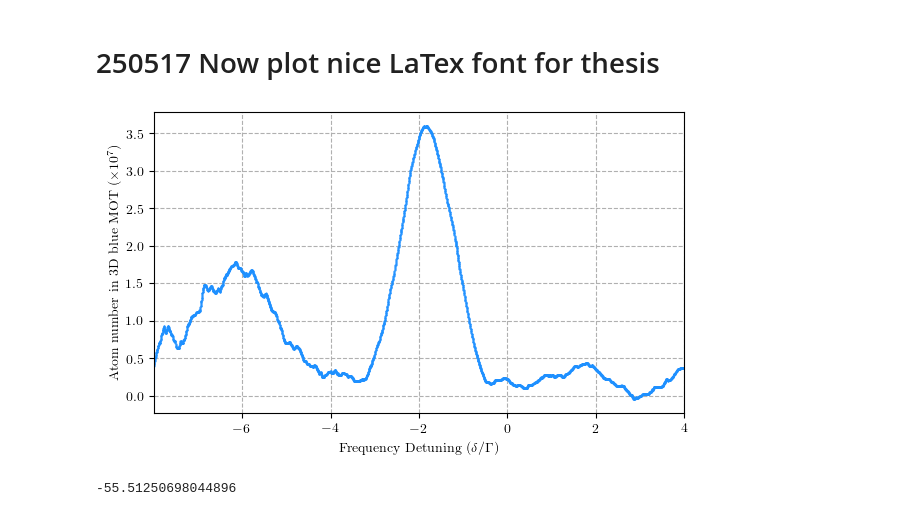
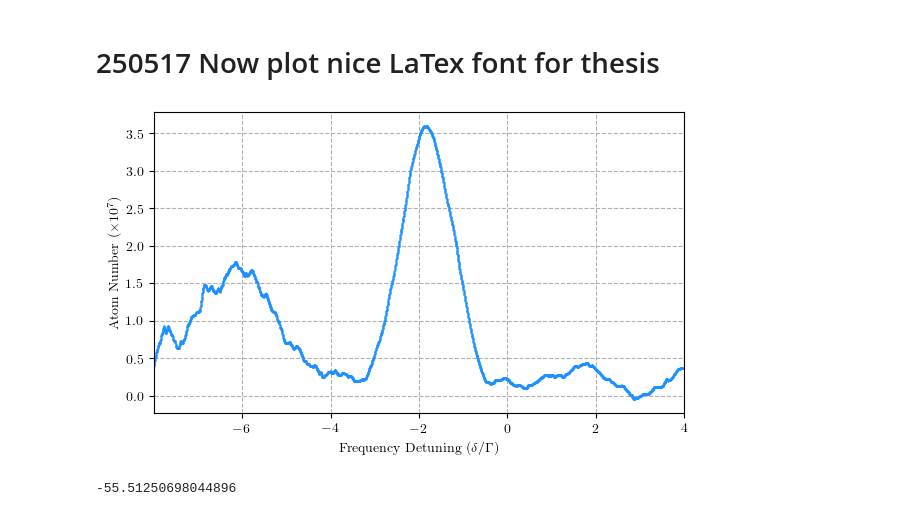
Before and after one commit to hsuchungchuan/Projects, a Jupyter notebook: 3D MOT Plots/Frequency_Detuning_Mariame/Frequency Scan Blue MOT (frequencyupdown) 02.02.2024.ipynb, the cells around one changed output. Drawn from its saved outputs; the diff is of its cells as text; code cells hidden in the pictures.

```diff
--- a/3D MOT Plots/Frequency_Detuning_Mariame/Frequency Scan Blue MOT (frequencyupdown) 02.02.2024.ipynb
+++ b/3D MOT Plots/Frequency_Detuning_Mariame/Frequency Scan Blue MOT (frequencyupdown) 02.02.2024.ipynb
@@ -620,28 +617,28 @@ plt.rcParams['axes.grid'] = True
 # %%
 f_interpolated_ECDL = np.interp(t2, t1, freq)
 freq_3DMOT = f_interpolated_ECDL - 0.275 #-275MHz 3D MOT beams with respect to ECDL, where IJD3 is -400MHz wrt ECDL but has a +125MHz AOM
 resonance = 650503.8660
 detuning_3DMOT = (freq_3DMOT - resonance) * 1000 # MHz
 
 detuning_3DMOT_sliced = detuning_3DMOT[477502:955005]
 w2_sliced = w2[477502:955005]
 # obtain number of atoms using function above by passing in the detuning and voltage for each point here
 number_of_atoms_list = [number_of_atoms(detuning, voltage) for detuning, voltage in zip(detuning_3DMOT_sliced*1e6, w2_sliced*1e-3)] # detuning in Hz, voltage in V
 
 detuning_3DMOT_sliced_gamma = detuning_3DMOT_sliced / 30.5 # convert to gamma units
 
 plt.plot(detuning_3DMOT_sliced_gamma[::100], np.array(number_of_atoms_list[::100])/1e7,'.',color='dodgerblue')
 # plt.plot(detuning_3DMOT_sliced_gamma[np.argmax(number_of_atoms_list)],number_of_atoms_list[np.argmax(number_of_atoms_list)], 'x', markersize=10, color='crimson')
 
 plt.xticks(np.arange(-6, 10, 2))
 # plt.yticks(np.arange(0, 35, 5))
 plt.xlim(-8, 4)
-plt.ylabel(r'Atom number in 3D blue MOT ($\times$10$^7$)')
+plt.ylabel(r'Atom Number ($\times$10$^7$)')
 plt.xlabel(r'Frequency Detuning ($\delta/\Gamma$)')
 
 plt.savefig("Frequency_Scan_Blue_MOT.pdf",dpi=300)
 # %% [output]
-[figure, old version]
+[figure, new version]
 # %%
 detuning_3DMOT_sliced[np.argmax(number_of_atoms_list)]
 # %% [output]
```
Also changed, not shown: parts of 16 cells of this notebook, 2 other files.
